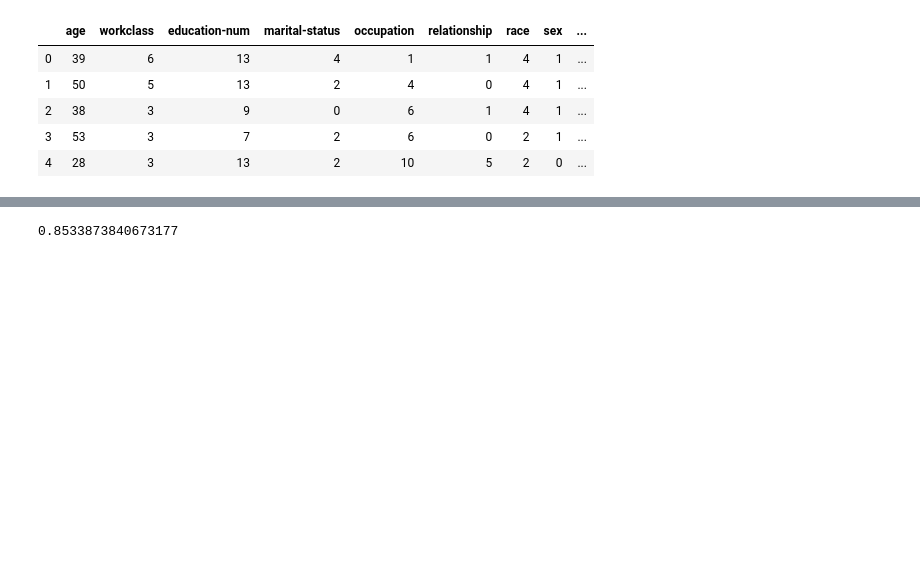
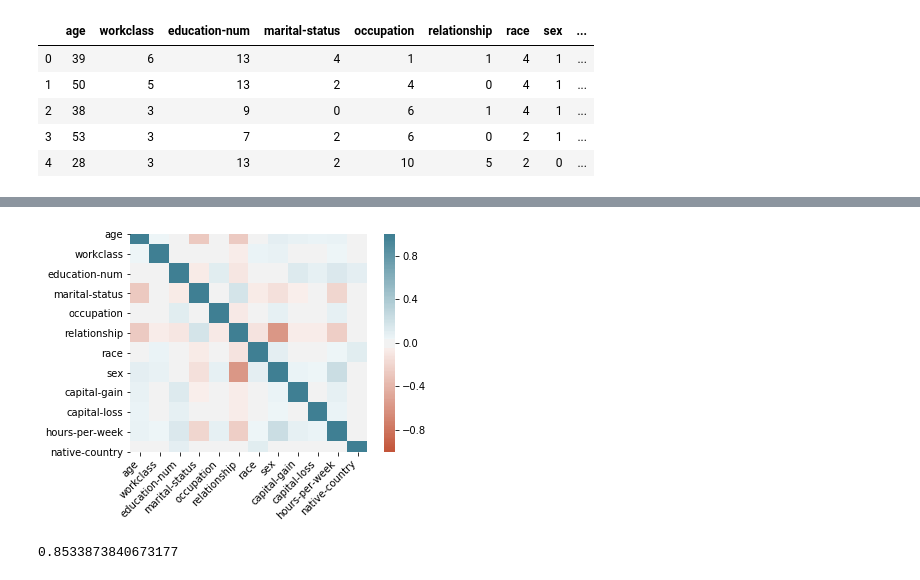
Before and after one commit to Kunama/CSCI4622-Final-Project, a Jupyter notebook: final_project_results.ipynb, the cells around one changed output, grey strips where cells are left out. Cells and saved outputs as stored; diff of their text form; code cells hidden in the pictures; blank space fills up the shorter version.

```diff
--- a/final_project_results.ipynb
+++ b/final_project_results.ipynb
@@ -201,3 +201,19 @@ print(train_x_pca.shape)
+# %%
+corr = train_x.corr()
+ax = sn.heatmap(
+    corr,
+    vmin=-1, vmax=1, center=0,
+    cmap=sn.diverging_palette(20, 220, n=200),
+    square=True
+)
+ax.set_xticklabels(
+    ax.get_xticklabels(),
+    rotation=45,
+    horizontalalignment='right'
+)
+plt.show()
+# %% [output]
+[figure, added]
 # %%
 from sklearn.ensemble import RandomForestClassifier
 model = RandomForestClassifier(random_state=0, n_estimators = 100, n_jobs = -1, )
```
Also changed, not shown: parts of 11 cells of this notebook.
